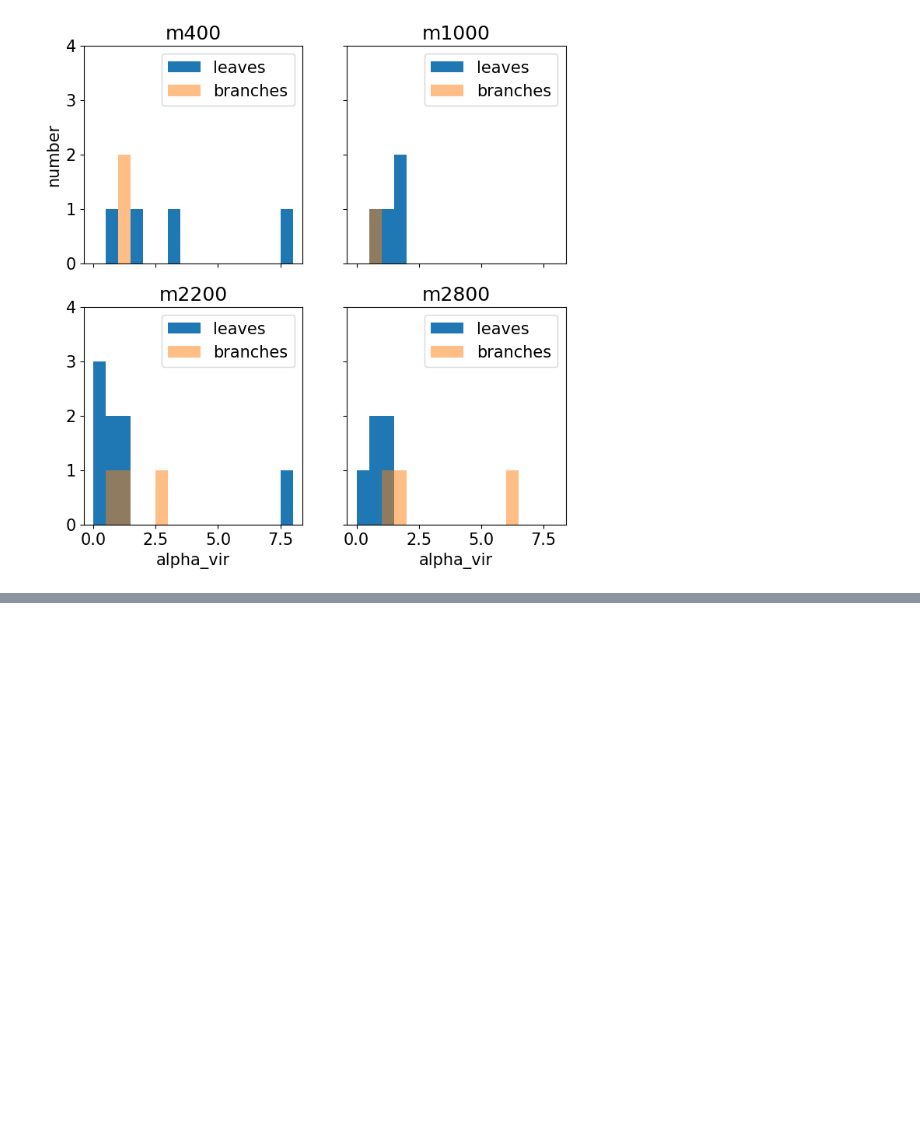
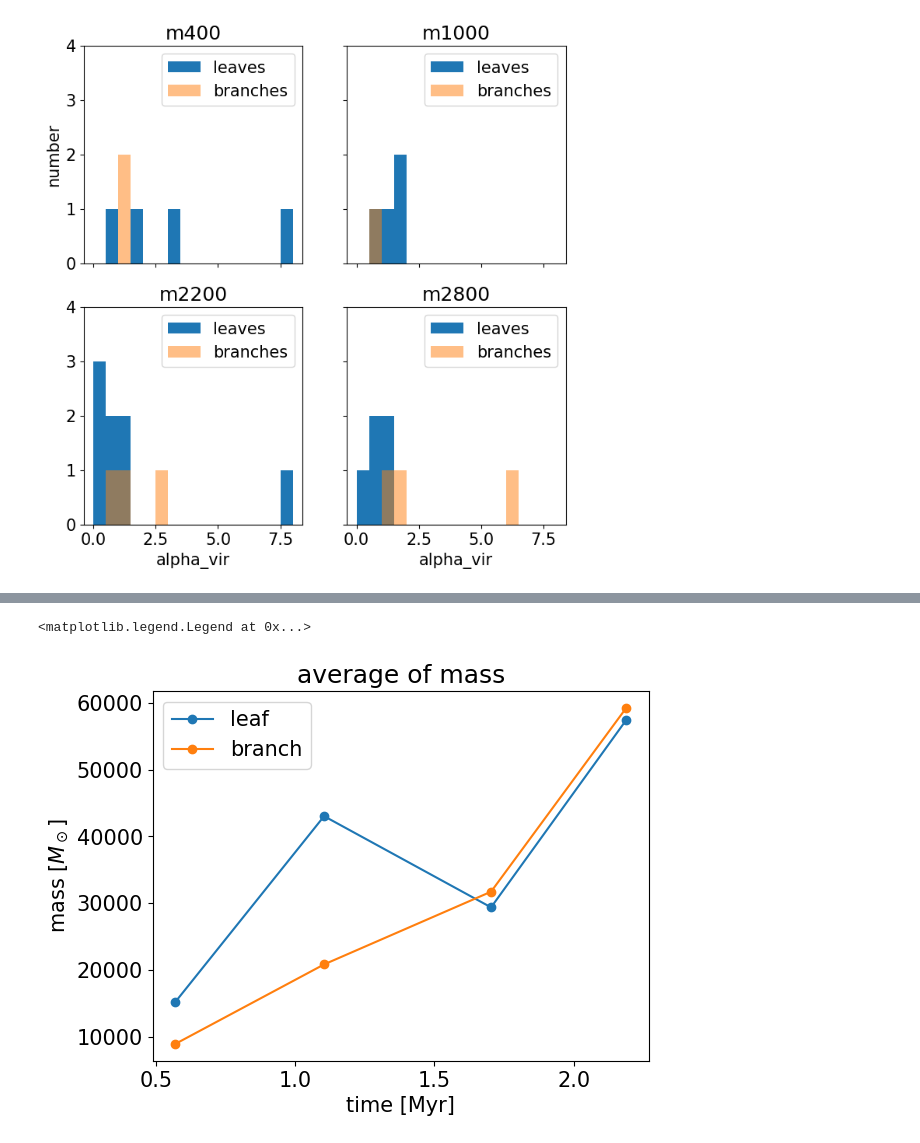
Before and after one commit to kotora260/StarGen, a Jupyter notebook: discuss_3D.ipynb, the cells around one changed output, grey strips where cells are left out. Cells and saved outputs as stored; diff of their text form; code cells hidden in the pictures; blank space fills up the shorter version.

```diff
--- a/discuss_3D.ipynb
+++ b/discuss_3D.ipynb
@@ -167,0 +186,15 @@ axes[1, 1].legend()
+# %%
+# plot average of mass
+
+leaf_mass_ave = [15228.65054197397, 43036.525403137115, 29389.537454009533, 57429.08477978139]
+branch_mass_ave = [8951.752187216114, 20852.475386424907, 31732.090648610294, 59236.03919153594]
+plt.plot(myr, leaf_mass_ave, marker='o', label='leaf')
+plt.plot(myr, branch_mass_ave, marker='o', label='branch')
+
+plt.title('average of mass')
+plt.xlabel('time [Myr]')
+plt.ylabel('mass [$M_\odot$]')
+plt.legend()
+# %% [output]
+<matplotlib.legend.Legend at 0x...>
+[figure, added]
```
Also changed, not shown: parts of 4 cells of this notebook.
